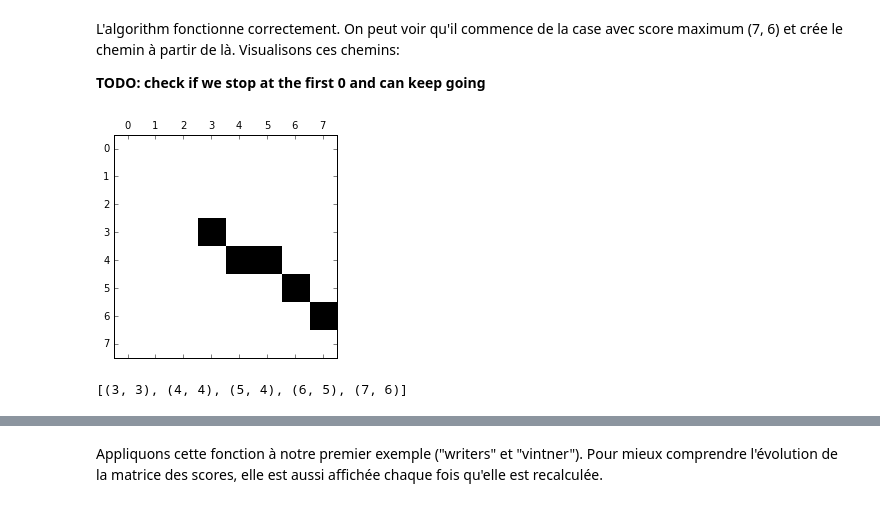
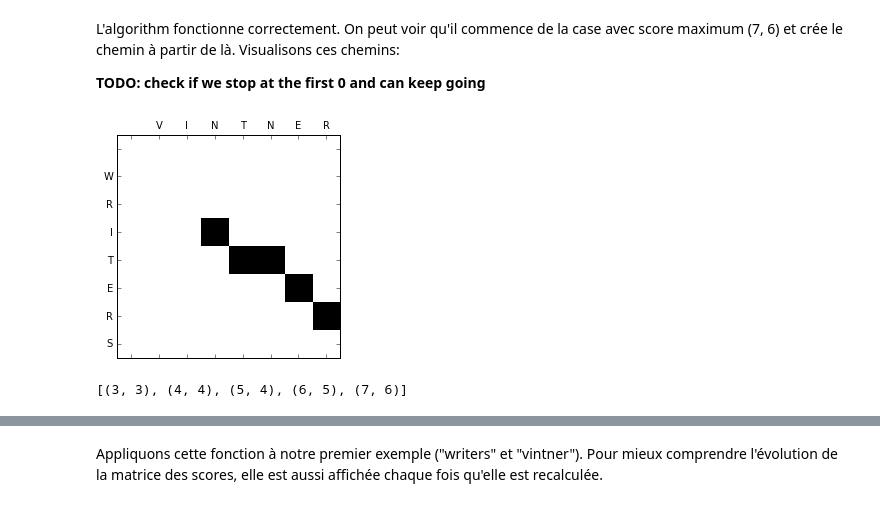
Before and after one commit to bonaert/bioinformatics, a Jupyter notebook: Report.ipynb, the cells around one changed output, grey strips where cells are left out. Drawn from its saved outputs; the diff is of its cells as text; code cells hidden in the pictures.

```diff
--- a/Report.ipynb
+++ b/Report.ipynb
@@ -869,10 +876,10 @@ L'algorithm fonctionne correctement. On peut voir qu'il commence de la case avec
 **TODO: check if we stop at the first 0 and can keep going**
 # %%
 for path in paths:
-    showPath(path, scoreMatrix)
+    showPath(path, scoreMatrix, seq1=a, seq2=b)
     print(path)
 # %% [output]
-[figure, old version]
+[figure, new version]
 [(3, 3), (4, 4), (5, 4), (6, 5), (7, 6)]
 # %% [markdown]
 ## Étape 2: avec alignements sous-optimaux
```
Also changed, not shown: parts of 5 cells of this notebook, 3 other files.
